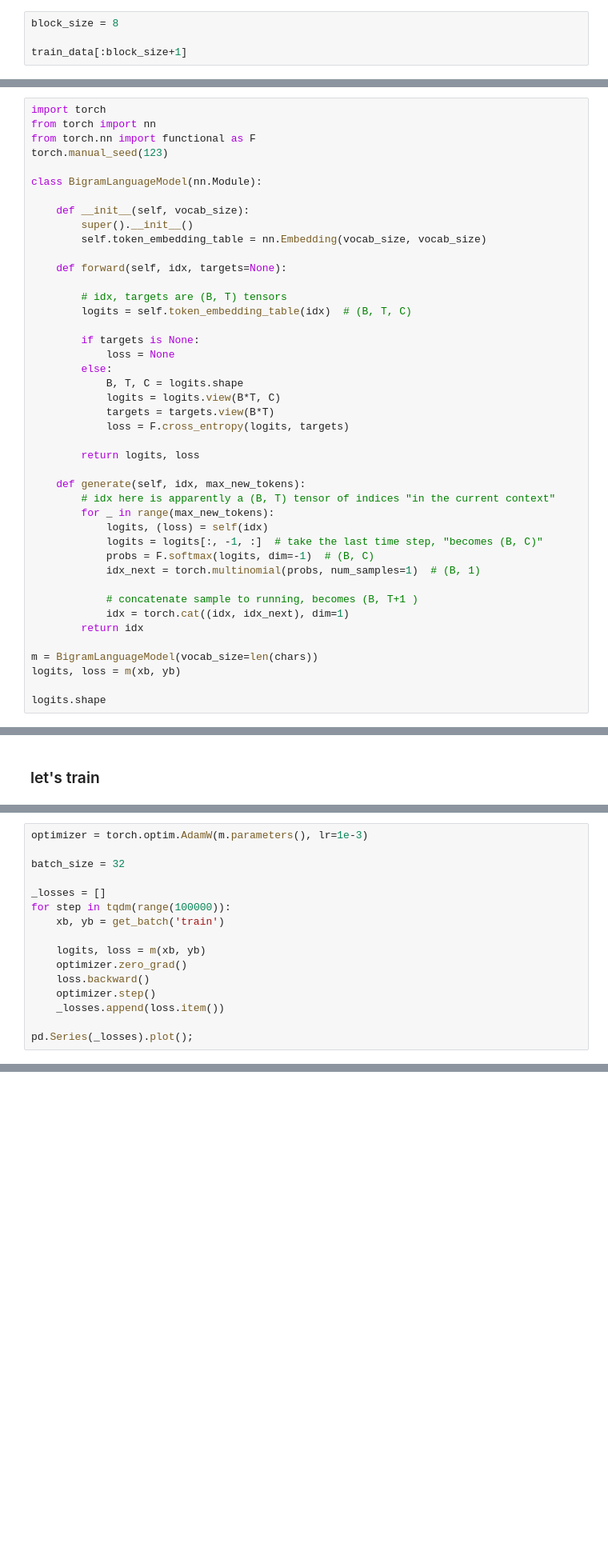
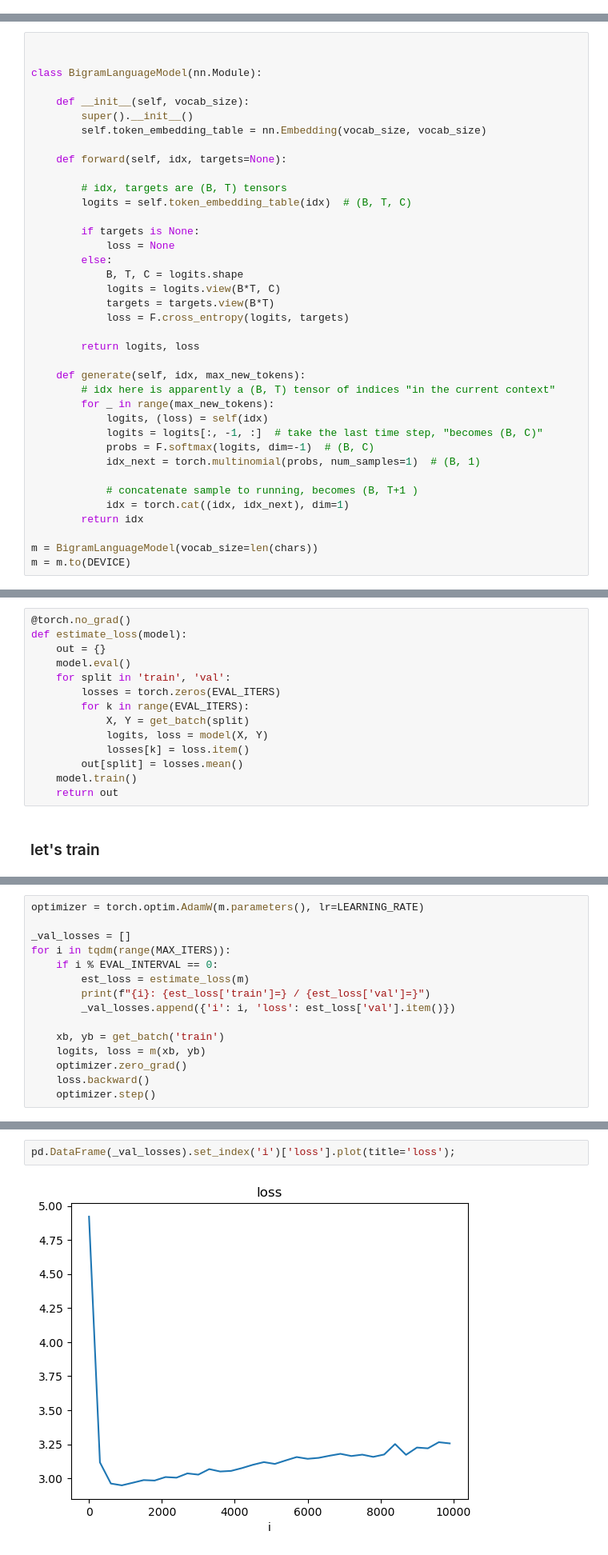
Before and after one commit to paavopere/nn-zero-to-hero-code-along, a Jupyter notebook: code-along/gpt.ipynb, the cells around one changed output, grey strips where cells are left out. Shown: that part at 80% size. Cells and saved outputs as stored; diff of their text form; blank space fills up the shorter version.

```diff
--- a/code-along/gpt.ipynb
+++ b/code-along/gpt.ipynb
@@ -74,4 +78,0 @@ val_data = data[n:]
-# %%
-block_size = 8
-
-train_data[:block_size+1]
@@ -148,8 +93,5 @@ tensor([[ 0,  1,  1, 57, 61, 63, 80, 68],
 # %%
-import torch
-from torch import nn
-from torch.nn import functional as F
-torch.manual_seed(123)
+
 
 class BigramLanguageModel(nn.Module):
 
@@ -185,6 +127,4 @@ class BigramLanguageModel(nn.Module):
         return idx
 
 m = BigramLanguageModel(vocab_size=len(chars))
-logits, loss = m(xb, yb)
-
-logits.shape
+m = m.to(DEVICE)
@@ -231,2 +156,16 @@ b
+# %%
+@torch.no_grad()
+def estimate_loss(model):
+    out = {}
+    model.eval()
+    for split in 'train', 'val':
+        losses = torch.zeros(EVAL_ITERS)
+        for k in range(EVAL_ITERS):
+            X, Y = get_batch(split)
+            logits, loss = model(X, Y)
+            losses[k] = loss.item()
+        out[split] = losses.mean()
+    model.train()
+    return out
 # %% [markdown]
 ### let's train
@@ -237,17 +172,16 @@ from tqdm import tqdm
 # %%
-optimizer = torch.optim.AdamW(m.parameters(), lr=1e-3)
+optimizer = torch.optim.AdamW(m.parameters(), lr=LEARNING_RATE)
 
-batch_size = 32
+_val_losses = []
+for i in tqdm(range(MAX_ITERS)):
+    if i % EVAL_INTERVAL == 0:
+        est_loss = estimate_loss(m)
+        print(f"{i}: {est_loss['train']=} / {est_loss['val']=}")
+        _val_losses.append({'i': i, 'loss': est_loss['val'].item()})
 
-_losses = []
-for step in tqdm(range(100000)):
     xb, yb = get_batch('train')
-
     logits, loss = m(xb, yb)
     optimizer.zero_grad()
     loss.backward()
     optimizer.step()
-    _losses.append(loss.item())
-
-pd.Series(_losses).plot();
 # %% [output]
@@ -255,3 +205,7 @@ pd.Series(_losses).plot();
+# %%
+pd.DataFrame(_val_losses).set_index('i')['loss'].plot(title='loss');
+# %% [output]
+[figure, added]
 # %%
 idx = torch.zeros((1, 1), dtype=torch.long)
 gentext = decode(m.generate(idx, max_new_tokens=1000)[0].tolist())
```
Also changed, not shown: parts of 22 cells of this notebook.
